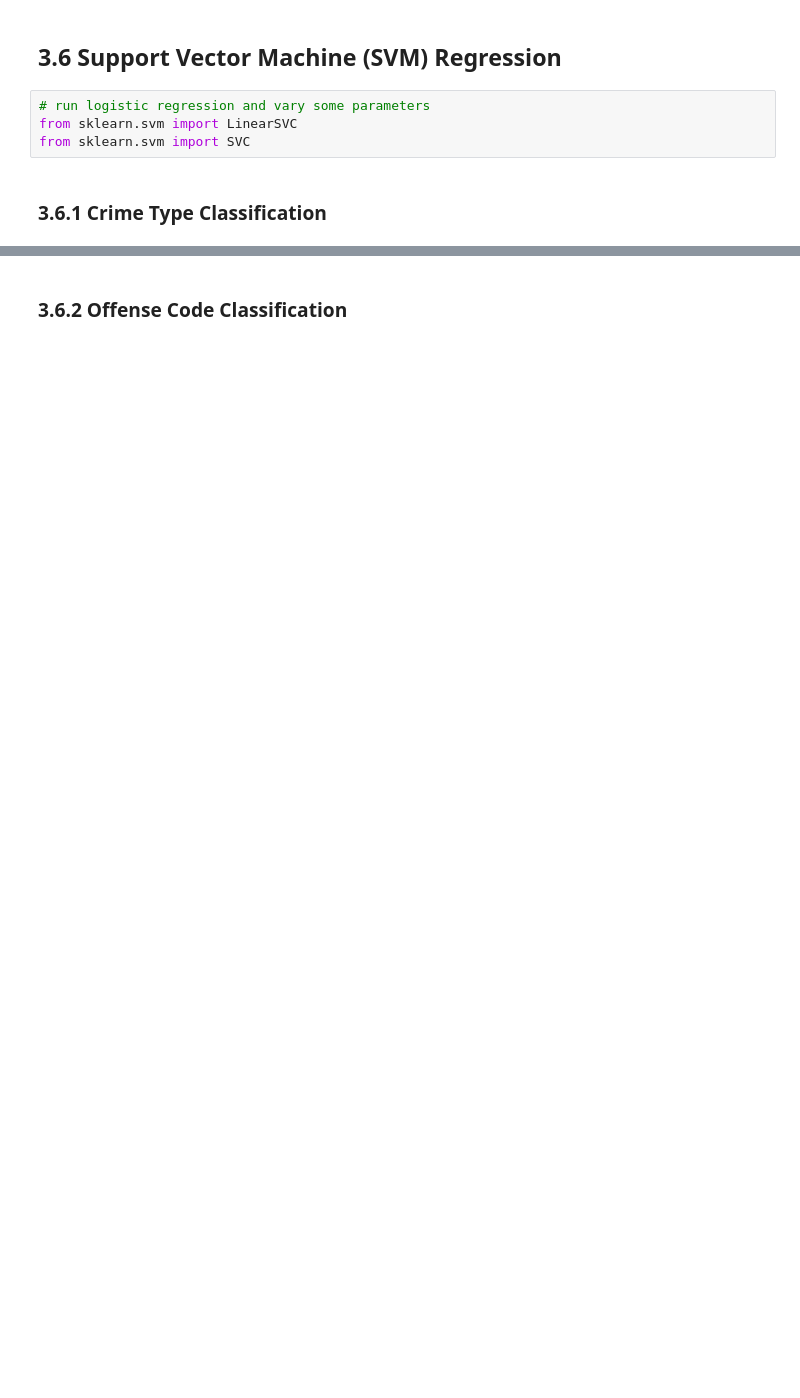
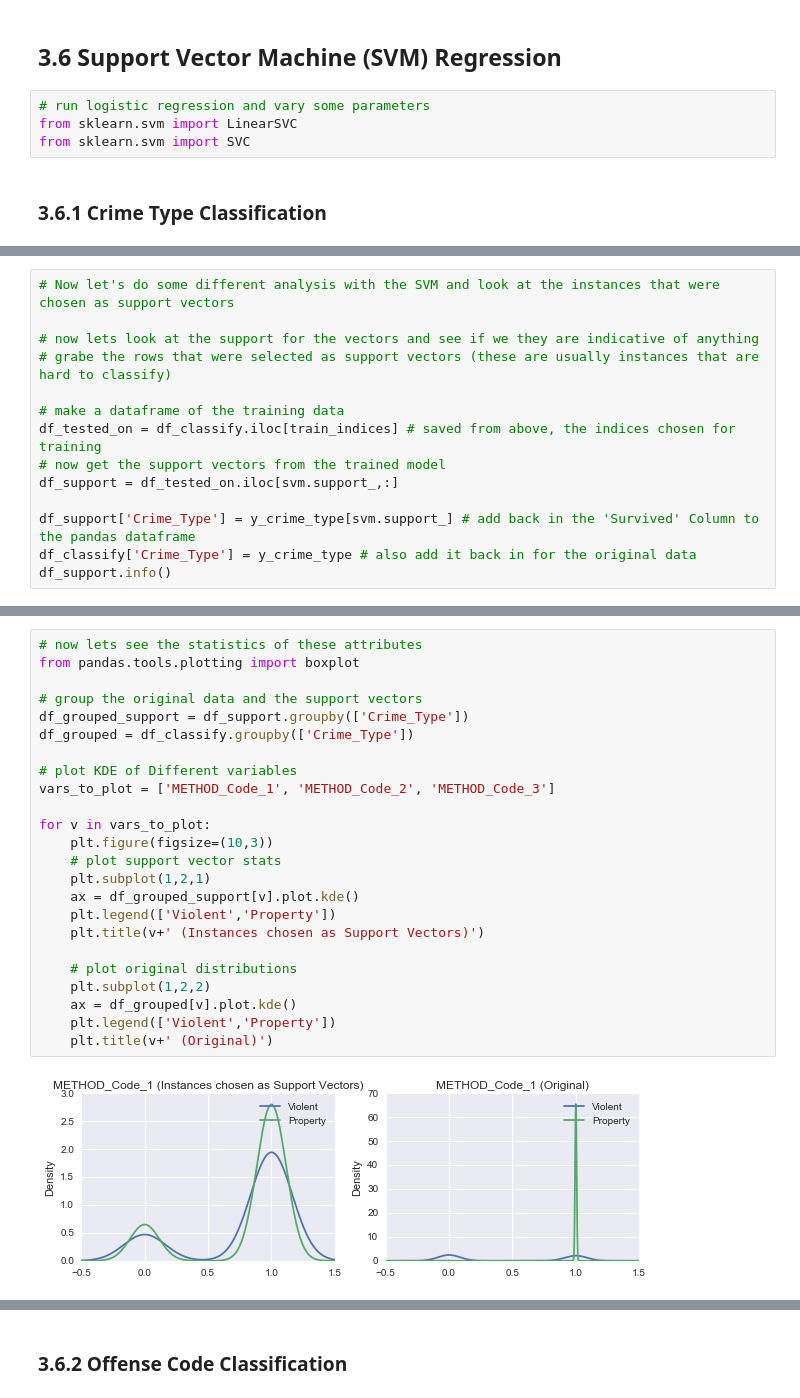
Before and after one commit to elkinst65/MSDS7331_MiniLab_DC, a Jupyter notebook: MSDS7331 DC Crime 2015 (mb).ipynb, the cells around one changed output, grey strips where cells are left out. Drawn from its saved outputs; the diff is of its cells as text; blank space fills up the shorter version.

```diff
--- a/MSDS7331 DC Crime 2015 (mb).ipynb
+++ b/MSDS7331 DC Crime 2015 (mb).ipynb
@@ -512,0 +491,14 @@ weights.plot(kind='bar')
+# %%
+# Now let's do some different analysis with the SVM and look at the instances that were chosen as support vectors
+
+# now lets look at the support for the vectors and see if we they are indicative of anything
+# grabe the rows that were selected as support vectors (these are usually instances that are hard to classify)
+
+# make a dataframe of the training data
+df_tested_on = df_classify.iloc[train_indices] # saved from above, the indices chosen for training
+# now get the support vectors from the trained model
+df_support = df_tested_on.iloc[svm.support_,:]
+
+df_support['Crime_Type'] = y_crime_type[svm.support_] # add back in the 'Survived' Column to the pandas dataframe
+df_classify['Crime_Type'] = y_crime_type # also add it back in for the original data
+df_support.info()
@@ -512,0 +527,26 @@ weights.plot(kind='bar')
+# %%
+# now lets see the statistics of these attributes
+from pandas.tools.plotting import boxplot
+
+# group the original data and the support vectors
+df_grouped_support = df_support.groupby(['Crime_Type'])
+df_grouped = df_classify.groupby(['Crime_Type'])
+
+# plot KDE of Different variables
+vars_to_plot = ['METHOD_Code_1', 'METHOD_Code_2', 'METHOD_Code_3']
+
+for v in vars_to_plot:
+    plt.figure(figsize=(10,3))
+    # plot support vector stats
+    plt.subplot(1,2,1)
+    ax = df_grouped_support[v].plot.kde()
+    plt.legend(['Violent','Property'])
+    plt.title(v+' (Instances chosen as Support Vectors)')
+
+    # plot original distributions
+    plt.subplot(1,2,2)
+    ax = df_grouped[v].plot.kde()
+    plt.legend(['Violent','Property'])
+    plt.title(v+' (Original)')
+# %% [output]
+[figure, added]
```
Also changed, not shown: parts of 21 cells of this notebook, 1 other file.
